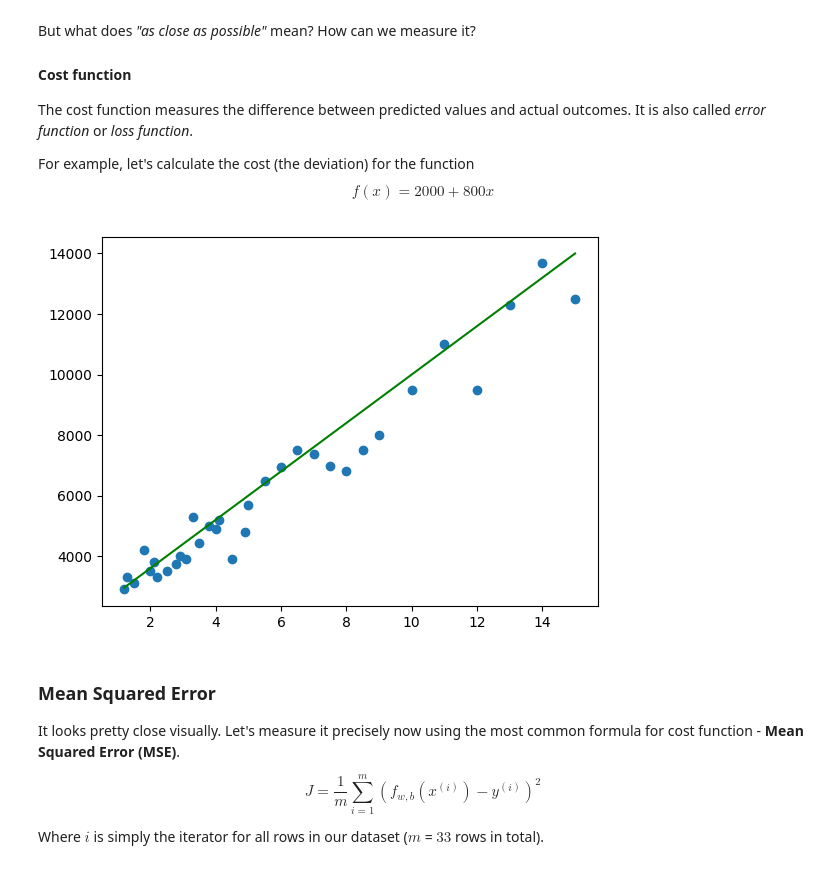
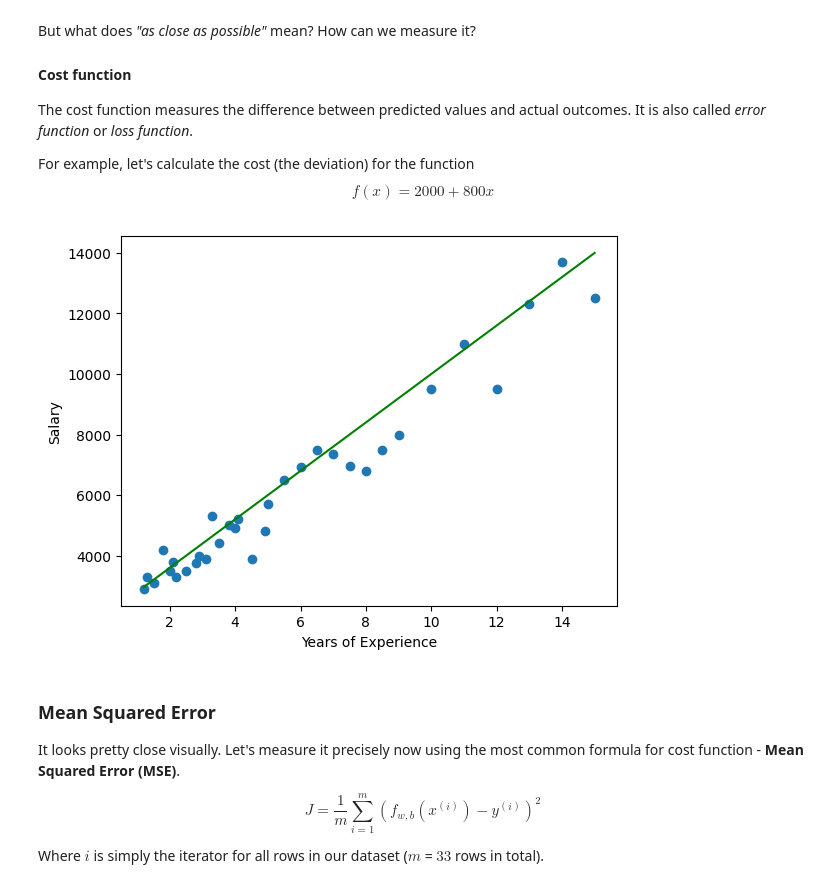
Before and after one commit to dzhokn/school-dropout-prediction, a Jupyter notebook: 02_linear_regression.ipynb, the cells around one changed output. Cells and saved outputs as stored; diff of their text form; code cells hidden in the pictures.

```diff
--- a/02_linear_regression.ipynb
+++ b/02_linear_regression.ipynb
@@ -37,12 +37,14 @@ For example, let's calculate the cost (the deviation) for the function $$f(x) =
 # %%
 import numpy as np
 
 X = np.vectorize(float)(X)
 plt.plot(X, 2000 + 800 * X, color='g')
 plt.scatter(X, Y)
+plt.xlabel('Years of Experience')
+plt.ylabel('Salary')
 plt.show()
 # %% [output]
-[figure, old version]
+[figure, new version]
 # %% [markdown]
 ### Mean Squared Error
 It looks pretty close visually. Let's measure it precisely now using the most common formula for cost function - **Mean Squared Error (MSE)**.
```
Also changed, not shown: 16 other files.
